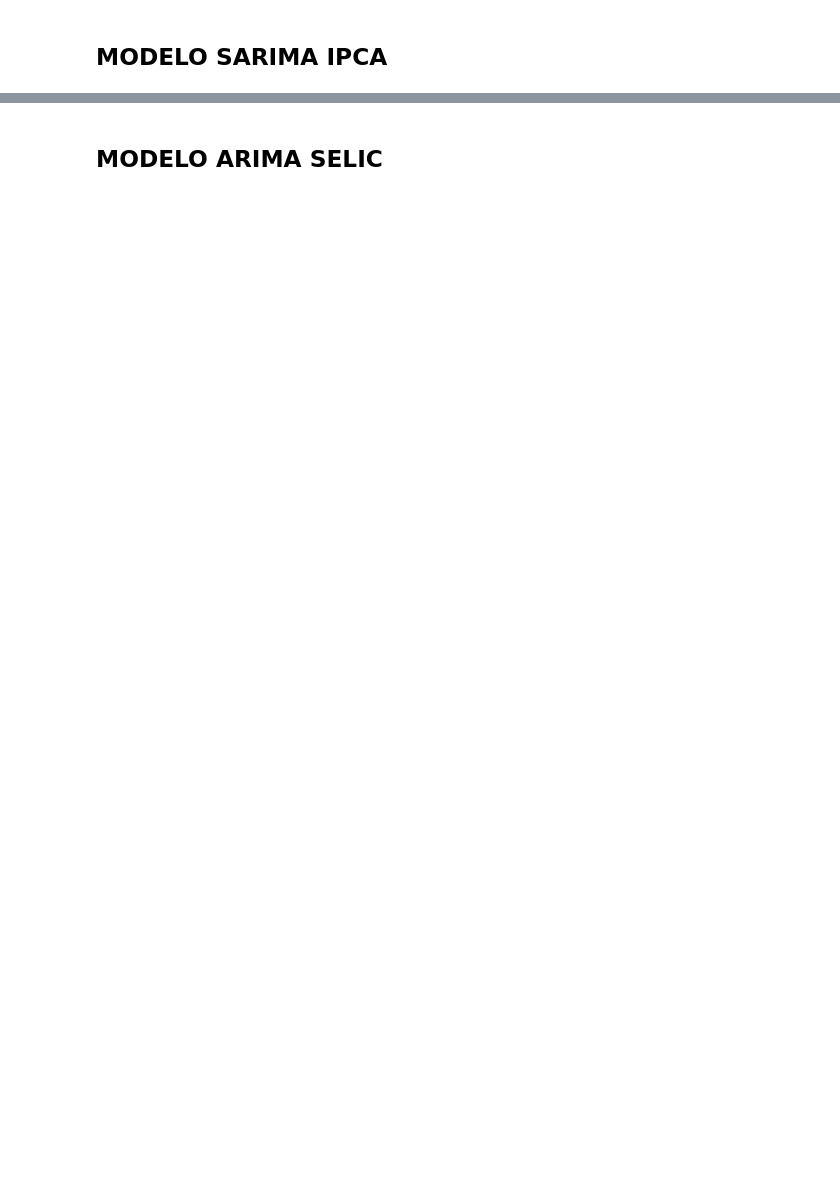
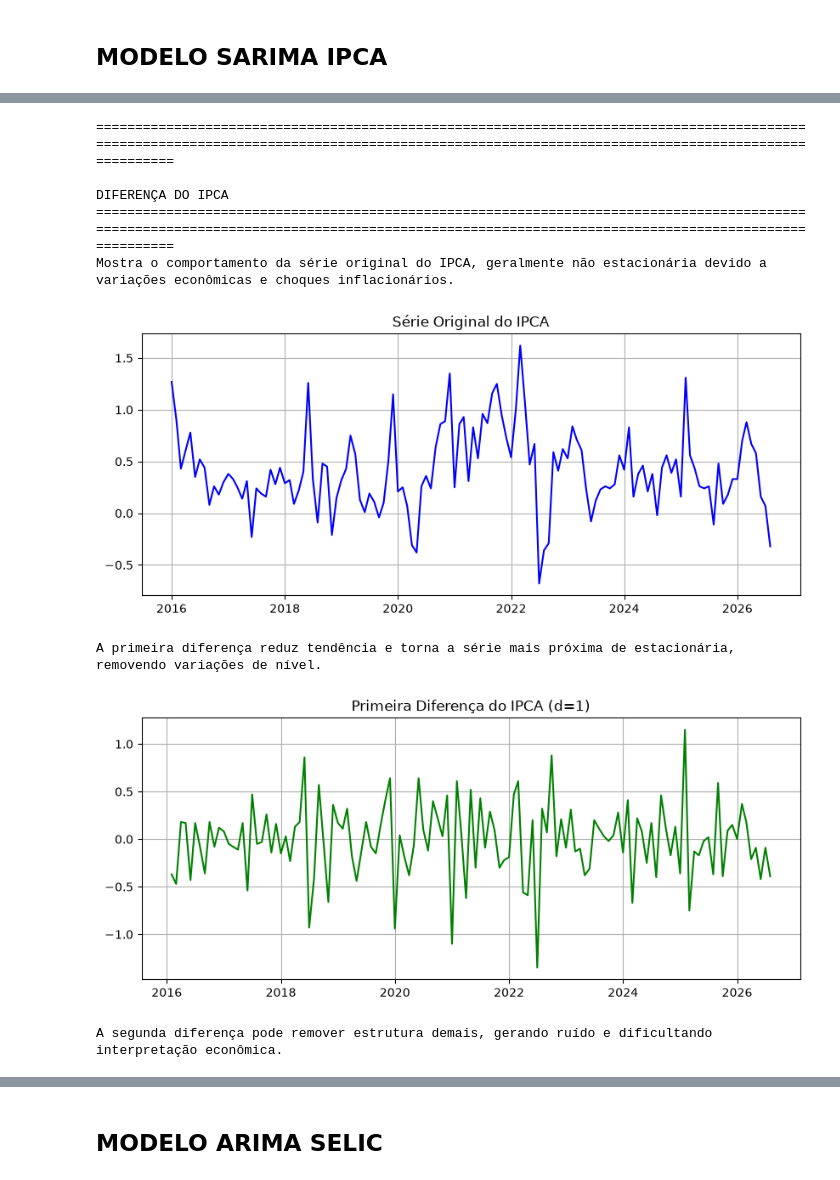
Before and after one commit to monteirojeniffer/projeto_tcc, a Jupyter notebook: feature_engineering.ipynb, the cells around one changed output, grey strips where cells are left out. Cells and saved outputs as stored; diff of their text form; code cells hidden in the pictures; blank space fills up the shorter version.

```diff
--- a/feature_engineering.ipynb
+++ b/feature_engineering.ipynb
@@ -198,0 +628,40 @@ df_ipca = df_ipca.asfreq('MS')   # MS = Month Start
+# %%
+print("=" * 192)
+print("DIFERENÇA DO IPCA".center(192))
+print("=" * 192)
+# Série base
+df_ipca = df_ipca.reset_index()
+serie_ipca = df_ipca.set_index('data')['valor']
+
+# Série original
+print("Mostra o comportamento da série original do IPCA, geralmente não estacionária devido a variações econômicas e choques inflacionários.")
+plt.figure(figsize=(10,4))
+plt.plot(serie_ipca, color='blue')
+plt.title("Série Original do IPCA")
+plt.grid(True)
+plt.show()
+
+# Primeira diferença (d=1)
+print("A primeira diferença reduz tendência e torna a série mais próxima de estacionária, removendo variações de nível.")
+plt.figure(figsize=(10,4))
+plt.plot(serie_ipca.diff().dropna(), color='green')
+plt.title("Primeira Diferença do IPCA (d=1)")
+plt.grid(True)
+plt.show()
+
+# Segunda diferença (d=2)
+print("A segunda diferença pode remover estrutura demais, gerando ruído e dificultando interpretação econômica.")
+plt.figure(figsize=(10,4))
+plt.plot(serie_ipca.diff().diff().dropna(), color='red')
+plt.title("Segunda Diferença do IPCA (d=2)")
+plt.grid(True)
+plt.show()
+# %% [output]
+================================================================================================================================================================================================
+                                                                                       DIFERENÇA DO IPCA
+================================================================================================================================================================================================
+Mostra o comportamento da série original do IPCA, geralmente não estacionária devido a variações econômicas e choques inflacionários.
+[figure, added]
+A primeira diferença reduz tendência e torna a série mais próxima de estacionária, removendo variações de nível.
+[figure, added]
+A segunda diferença pode remover estrutura demais, gerando ruído e dificultando interpretação econômica.
```
Also changed, not shown: parts of 44 cells of this notebook, 6 other files.
